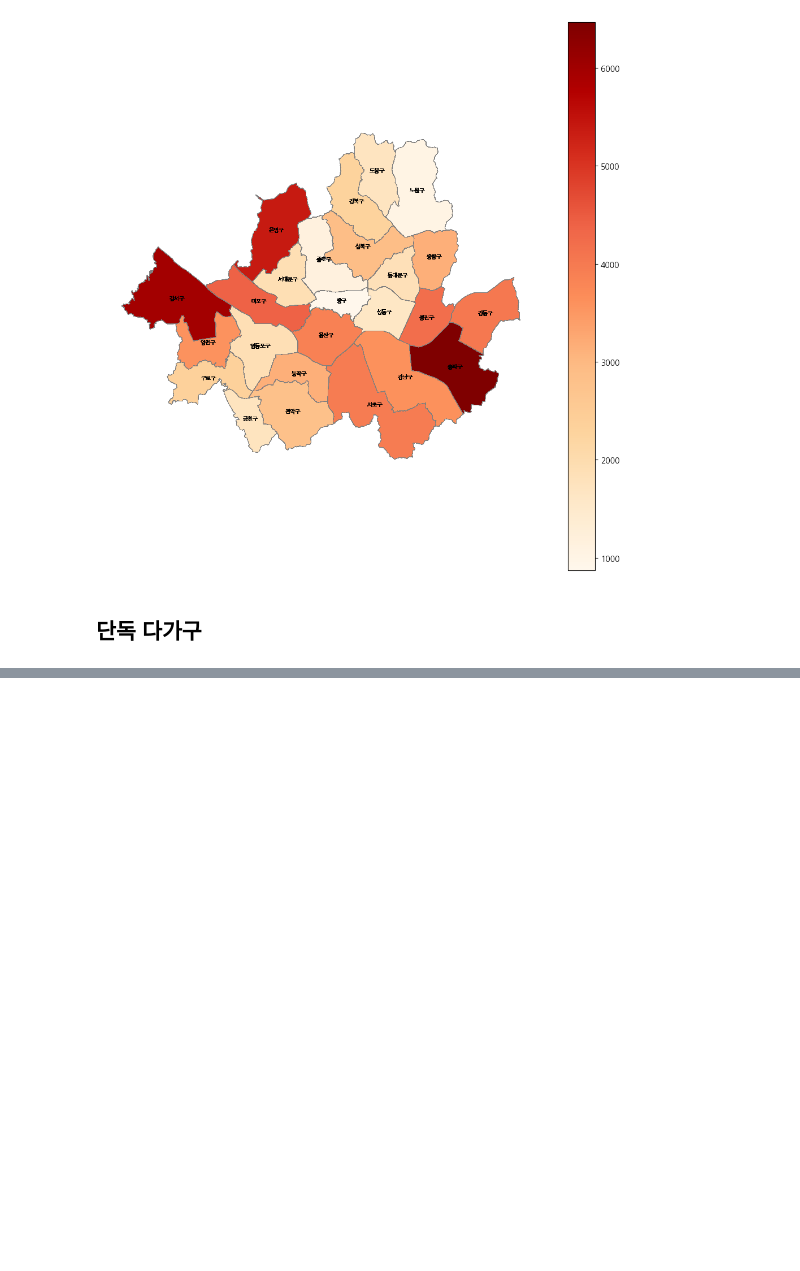
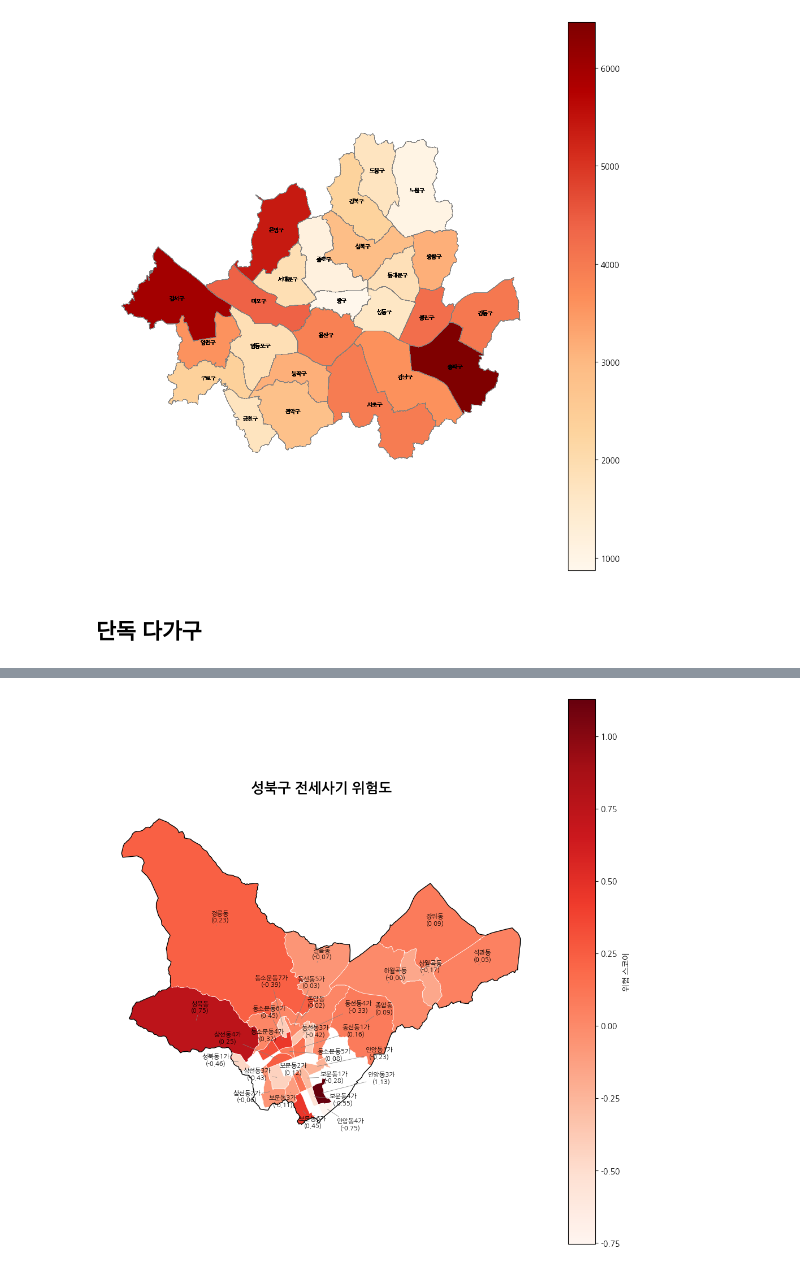
Before and after one commit to skqkrl/SDC_project, a Jupyter notebook: map_visualization/map_visualization.ipynb, the cells around one changed output, grey strips where cells are left out. Drawn from its saved outputs; the diff is of its cells as text; code cells hidden in the pictures; blank space fills up the shorter version.

```diff
--- a/map_visualization/map_visualization.ipynb
+++ b/map_visualization/map_visualization.ipynb
@@ -174,0 +346,3 @@ multi_town_house_24 = pd.read_csv('D:/SDC_project/multi_household/단독다가
+# %%
+apt = pd.read_csv('D:/SDC_project/아파트_전세가율.csv')
+apt
@@ -174,0 +560,3 @@ multi_town_house_24 = pd.read_csv('D:/SDC_project/multi_household/단독다가
+# %%
+risk_score = pd.read_csv('D:/SDC_project/map_visualization/dong_위험스코어.csv')
+risk_score
@@ -174,0 +581,3 @@ multi_town_house_24 = pd.read_csv('D:/SDC_project/multi_household/단독다가
+# %%
+apt_dong = apt[['구', '동']].drop_duplicates()
+risk_score = pd.merge(risk_score, apt_dong, on='동', how='left')
@@ -174,0 +646,78 @@ multi_town_house_24 = pd.read_csv('D:/SDC_project/multi_household/단독다가
+# %%
+import geopandas as gpd
+import pandas as pd
+import matplotlib.pyplot as plt
+from adjustText import adjust_text
+
+# 2. 동/구 경계 불러오기
+seoul_dong = gpd.read_file('D:/SDC_project/map_visualization/emd_20230729/emd.shp', encoding='cp949')
+seoul_gu = gpd.read_file('D:/SDC_project/map_visualization/sig_20230729/sig.shp', encoding='cp949')
+
+# 3. 서울시 데이터 필터링 및 '동' 데이터와 위험스코어 결합
+seoul_dong_geo = seoul_dong[seoul_dong['EMD_CD'].str.startswith('11')]
+seoul_gu_geo = seoul_gu[seoul_gu['SIG_CD'].str.startswith('11')]
+
+# '동' 이름으로 데이터 결합
+merged_gdf = seoul_dong_geo.merge(risk_score, left_on='EMD_KOR_NM', right_on='동')
+
+
+# 4. '성북구' 데이터만 선택
+target_gu_name = '성북구'
+
+# 성북구 경계선 데이터
+seongbuk_gu_boundary = seoul_gu_geo[seoul_gu_geo['SIG_KOR_NM'] == target_gu_name]
+
+# 성북구 내의 '동' 데이터 (위험스코어 포함)
+seongbuk_dongs_data = merged_gdf[merged_gdf['구'] == target_gu_name]
+
+
+# 5. 시각화
+fig, ax = plt.subplots(1, 1, figsize=(10, 10))
+
+# 성북구 내의 동들을 위험스코어에 따라 채색
+# 만약 risk_score 데이터에 없는 동이 있다면 'lightgrey'로 표시됨
+seongbuk_dongs_data.plot(
+    column='위험스코어',
+    ax=ax,
+    cmap='Reds',
+    legend=True,
+    edgecolor='white',
+    linewidth=0.5,
+    missing_kwds={
+        "color": "lightgrey",
+        "label": "데이터 없음"
+    },
+    legend_kwds={'label': "위험 스코어"}
+)
+
+# 성북구 외곽선 강조
+seongbuk_gu_boundary.boundary.plot(ax=ax, color='black', linewidth=1)
+
+# 2. 텍스트 객체를 담을 빈 리스트 생성
+texts = []
+
+# 3. 라벨 추가 로직 수정
+for idx, row in seongbuk_dongs_data.iterrows():
+    centroid = row.geometry.centroid
+    # plt.text 대신 texts 리스트에 텍스트 객체를 추가
+    texts.append(
+        plt.text(
+            centroid.x, centroid.y,
+            f"{row['동']}\n({row['위험스코어']:.2f})",
+            ha='center',
+            fontsize=8, # 폰트 크기를 조금 줄이면 더 효과적입니다.
+            fontweight='medium'
+        )
+    )
+
+# 4. adjust_text를 호출하여 라벨 위치 자동 조정
+adjust_text(texts,
+            arrowprops=dict(arrowstyle='-', color='gray', lw=0.5),
+            ax=ax) # ax를 지정해주어야 해당 축에 맞게 조정됩니다.
+
+ax.set_title(f'{target_gu_name} 전세사기 위험도', fontsize=18, fontweight='semibold', pad=15)
+ax.set_axis_off() # 축 정보 숨기기
+plt.tight_layout()
+plt.show()
+# %% [output]
+[figure, added]
```
Also changed, not shown: parts of 37 cells of this notebook, 17 other files.
